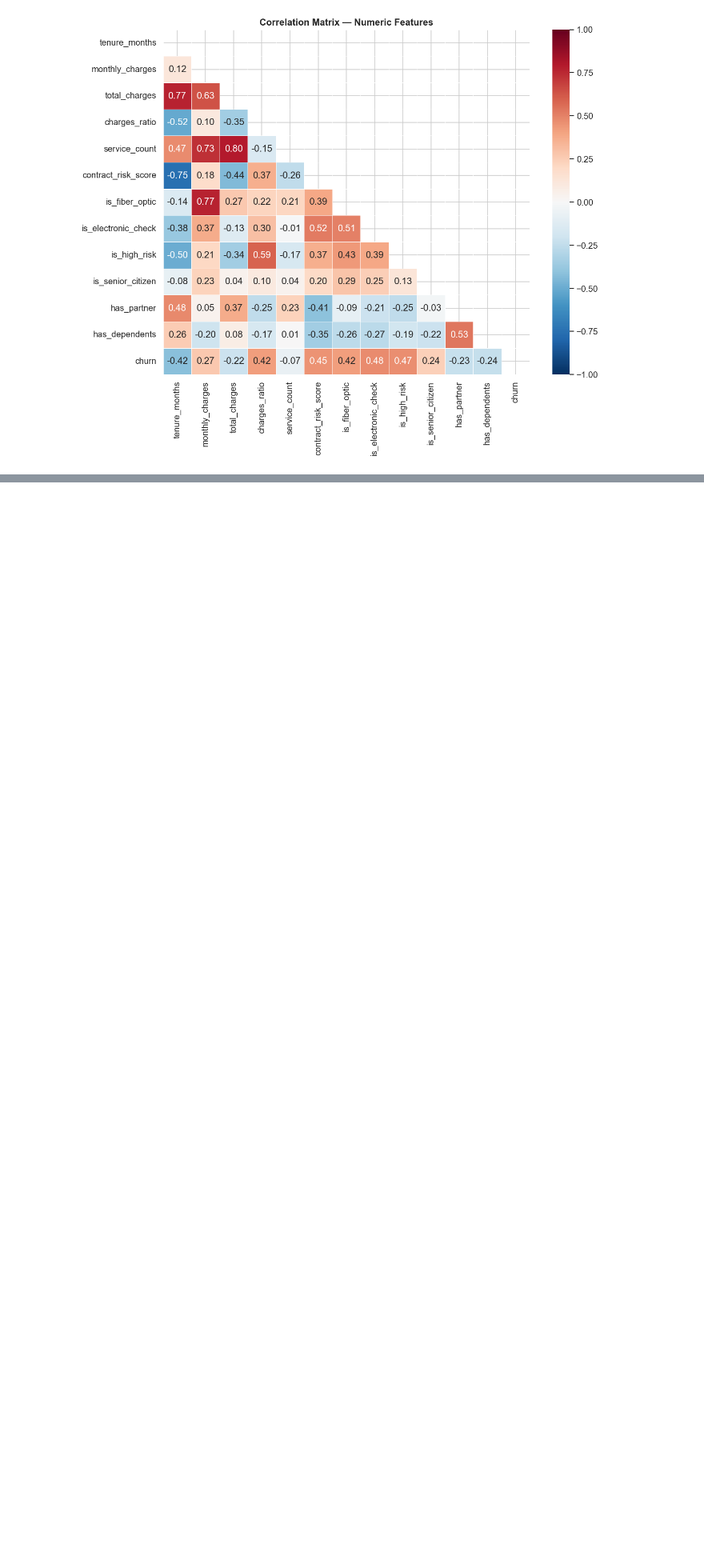
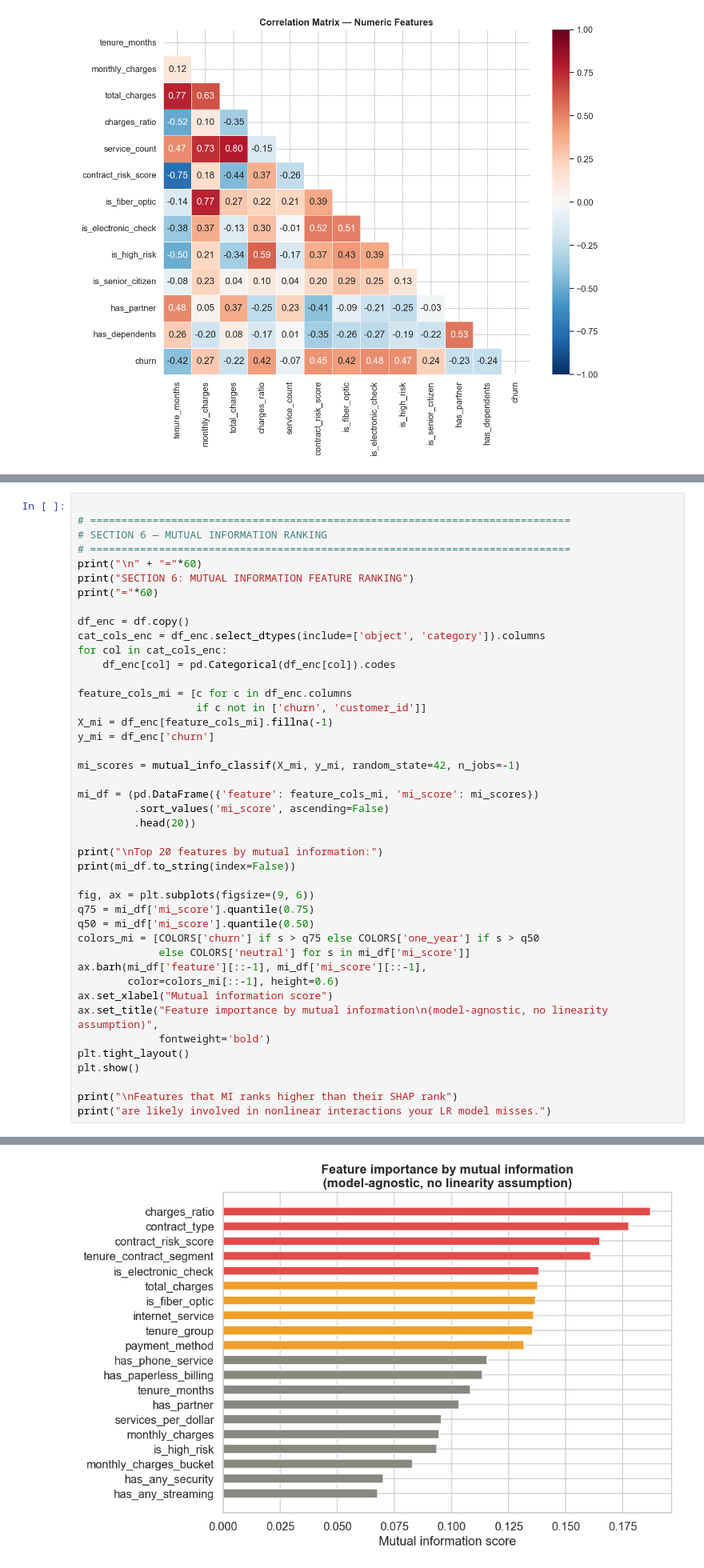
Before and after one commit to amateeraasu/kaggle-telco-churn, a Jupyter notebook: notebooks/churn_prediction.ipynb, the cells around one changed output, grey strips where cells are left out. Shown at 80% size. Drawn from its saved outputs; the diff is of its cells as text; blank space fills up the shorter version.

```diff
--- a/notebooks/churn_prediction.ipynb
+++ b/notebooks/churn_prediction.ipynb
@@ -305,0 +634,44 @@ plt.show()
+# %%
+
+# =============================================================================
+# SECTION 6 — MUTUAL INFORMATION RANKING
+# =============================================================================
+print("\n" + "="*60)
+print("SECTION 6: MUTUAL INFORMATION FEATURE RANKING")
+print("="*60)
+
+df_enc = df.copy()
+cat_cols_enc = df_enc.select_dtypes(include=['object', 'category']).columns
+for col in cat_cols_enc:
+    df_enc[col] = pd.Categorical(df_enc[col]).codes
+
+feature_cols_mi = [c for c in df_enc.columns
+                   if c not in ['churn', 'customer_id']]
+X_mi = df_enc[feature_cols_mi].fillna(-1)
+y_mi = df_enc['churn']
+
+mi_scores = mutual_info_classif(X_mi, y_mi, random_state=42, n_jobs=-1)
+
+mi_df = (pd.DataFrame({'feature': feature_cols_mi, 'mi_score': mi_scores})
+         .sort_values('mi_score', ascending=False)
+         .head(20))
+
+print("\nTop 20 features by mutual information:")
+print(mi_df.to_string(index=False))
+
+fig, ax = plt.subplots(figsize=(9, 6))
+q75 = mi_df['mi_score'].quantile(0.75)
+q50 = mi_df['mi_score'].quantile(0.50)
+colors_mi = [COLORS['churn'] if s > q75 else COLORS['one_year'] if s > q50
+             else COLORS['neutral'] for s in mi_df['mi_score']]
+ax.barh(mi_df['feature'][::-1], mi_df['mi_score'][::-1],
+        color=colors_mi[::-1], height=0.6)
+ax.set_xlabel("Mutual information score")
+ax.set_title("Feature importance by mutual information\n(model-agnostic, no linearity assumption)",
+             fontweight='bold')
+plt.tight_layout()
+plt.show()
+
+print("\nFeatures that MI ranks higher than their SHAP rank")
+print("are likely involved in nonlinear interactions your LR model misses.")
+# %% [output]
@@ -305,0 +695 @@ plt.show()
+[figure, added]
```
Also changed, not shown: parts of 11 cells of this notebook, 1 other file.
